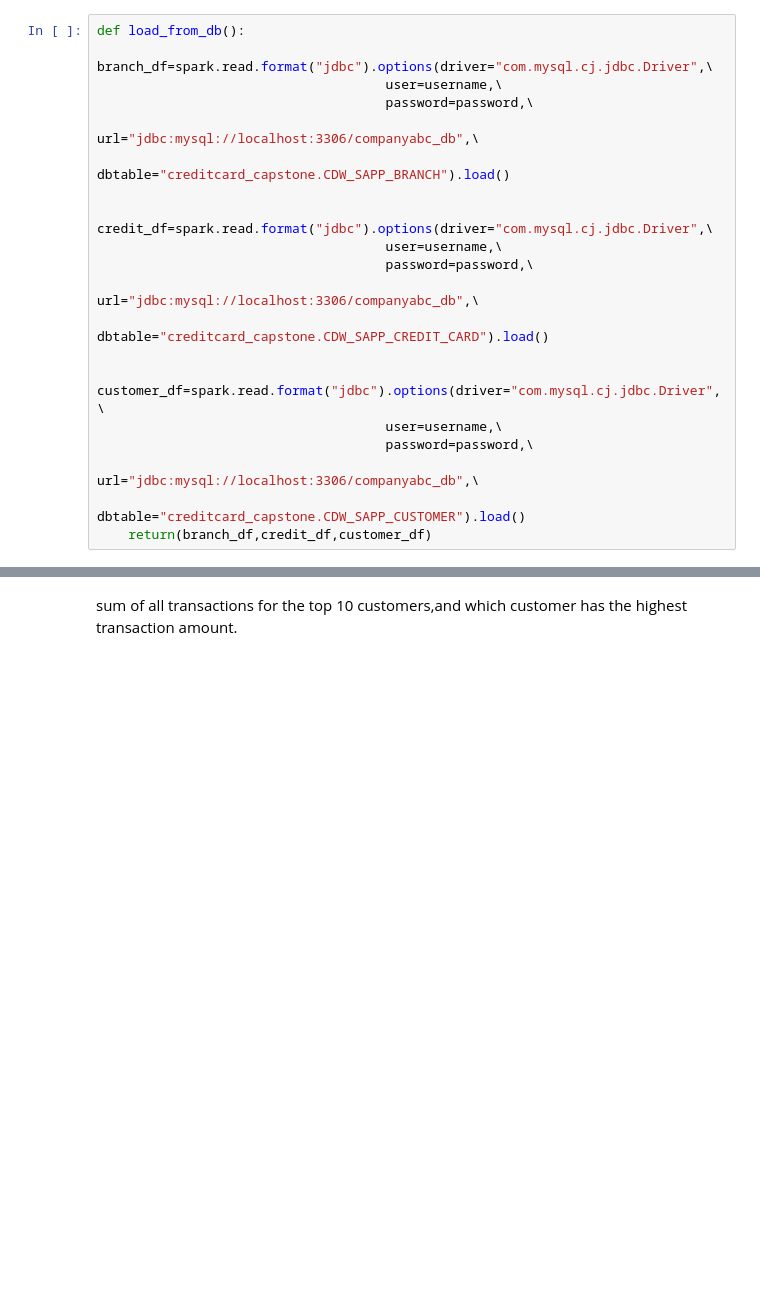
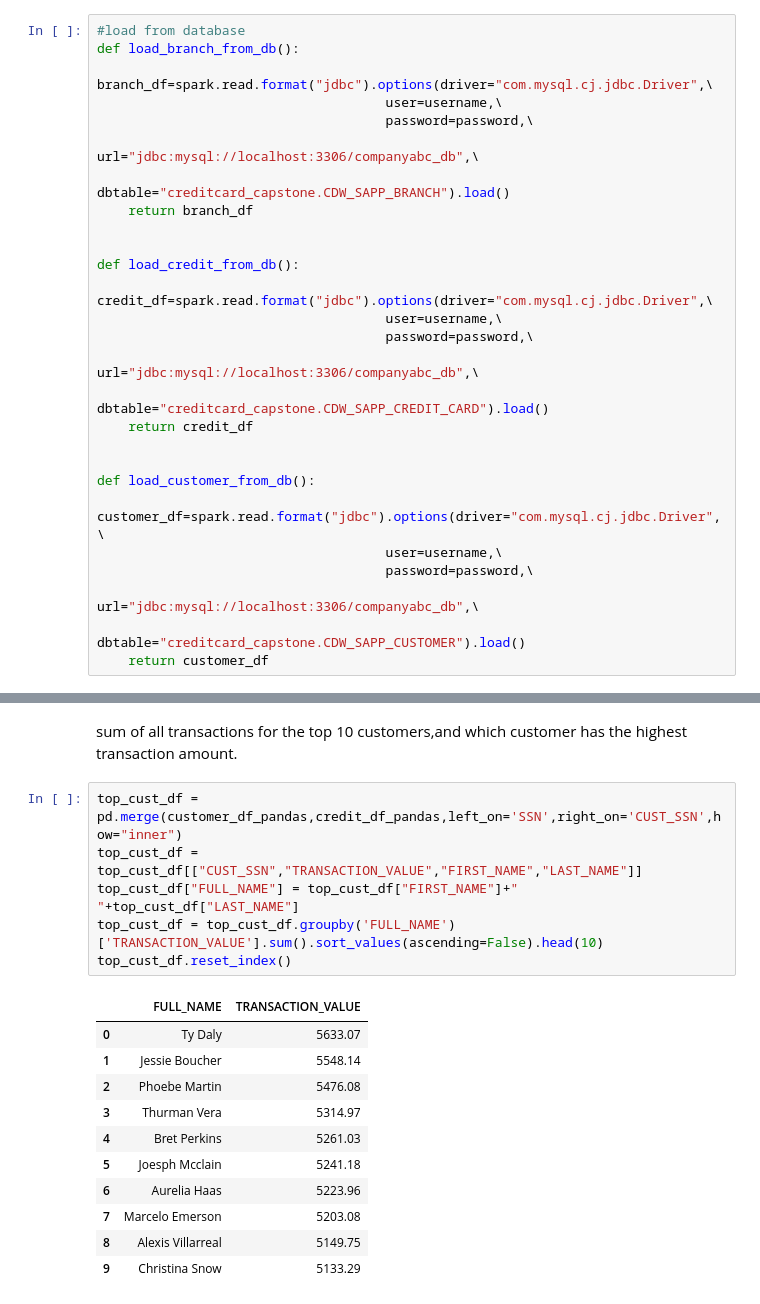
Before and after one commit to Priyakrishnan101/capstone, a Jupyter notebook: ETL_CS.ipynb, the cells around one changed output, grey strips where cells are left out. Saved outputs shown, nothing was run; the diff lists cells and outputs as text; blank space fills up the shorter version.

```diff
--- a/ETL_CS.ipynb
+++ b/ETL_CS.ipynb
@@ -237,22 +238,29 @@ ETL Job Ended
 # %% [markdown]
 2.1 Transaction Details Module
 # %%
-def load_from_db():
+#load from database
+def load_branch_from_db():
     branch_df=spark.read.format("jdbc").options(driver="com.mysql.cj.jdbc.Driver",\
                                      user=username,\
                                      password=password,\
                                      url="jdbc:mysql://localhost:3306/companyabc_db",\
                                      dbtable="creditcard_capstone.CDW_SAPP_BRANCH").load()
+    return branch_df
 
+
+def load_credit_from_db():
     credit_df=spark.read.format("jdbc").options(driver="com.mysql.cj.jdbc.Driver",\
                                      user=username,\
                                      password=password,\
                                      url="jdbc:mysql://localhost:3306/companyabc_db",\
                                      dbtable="creditcard_capstone.CDW_SAPP_CREDIT_CARD").load()
+    return credit_df
 
+
+def load_customer_from_db():
     customer_df=spark.read.format("jdbc").options(driver="com.mysql.cj.jdbc.Driver",\
                                      user=username,\
                                      password=password,\
                                      url="jdbc:mysql://localhost:3306/companyabc_db",\
                                      dbtable="creditcard_capstone.CDW_SAPP_CUSTOMER").load()
-    return(branch_df,credit_df,customer_df)
+    return customer_df
@@ -605,3 +771,21 @@ plt.show()
 [figure]
 # %% [markdown]
 sum of all transactions for the top 10 customers,and which customer has the highest transaction amount.
+# %%
+top_cust_df = pd.merge(customer_df_pandas,credit_df_pandas,left_on='SSN',right_on='CUST_SSN',how="inner")
+top_cust_df = top_cust_df[["CUST_SSN","TRANSACTION_VALUE","FIRST_NAME","LAST_NAME"]]
+top_cust_df["FULL_NAME"] = top_cust_df["FIRST_NAME"]+" "+top_cust_df["LAST_NAME"]
+top_cust_df = top_cust_df.groupby('FULL_NAME')['TRANSACTION_VALUE'].sum().sort_values(ascending=False).head(10)
+top_cust_df.reset_index()
+# %% [output]
+|  | FULL_NAME | TRANSACTION_VALUE |
+| 0 | Ty Daly | 5633.07 |
+| 1 | Jessie Boucher | 5548.14 |
+| 2 | Phoebe Martin | 5476.08 |
+| 3 | Thurman Vera | 5314.97 |
+| 4 | Bret Perkins | 5261.03 |
+| 5 | Joesph Mcclain | 5241.18 |
+| 6 | Aurelia Haas | 5223.96 |
+| 7 | Marcelo Emerson | 5203.08 |
+| 8 | Alexis Villarreal | 5149.75 |
+| 9 | Christina Snow | 5133.29 |
```
Also changed, not shown: parts of 14 cells of this notebook, 1 other file.
